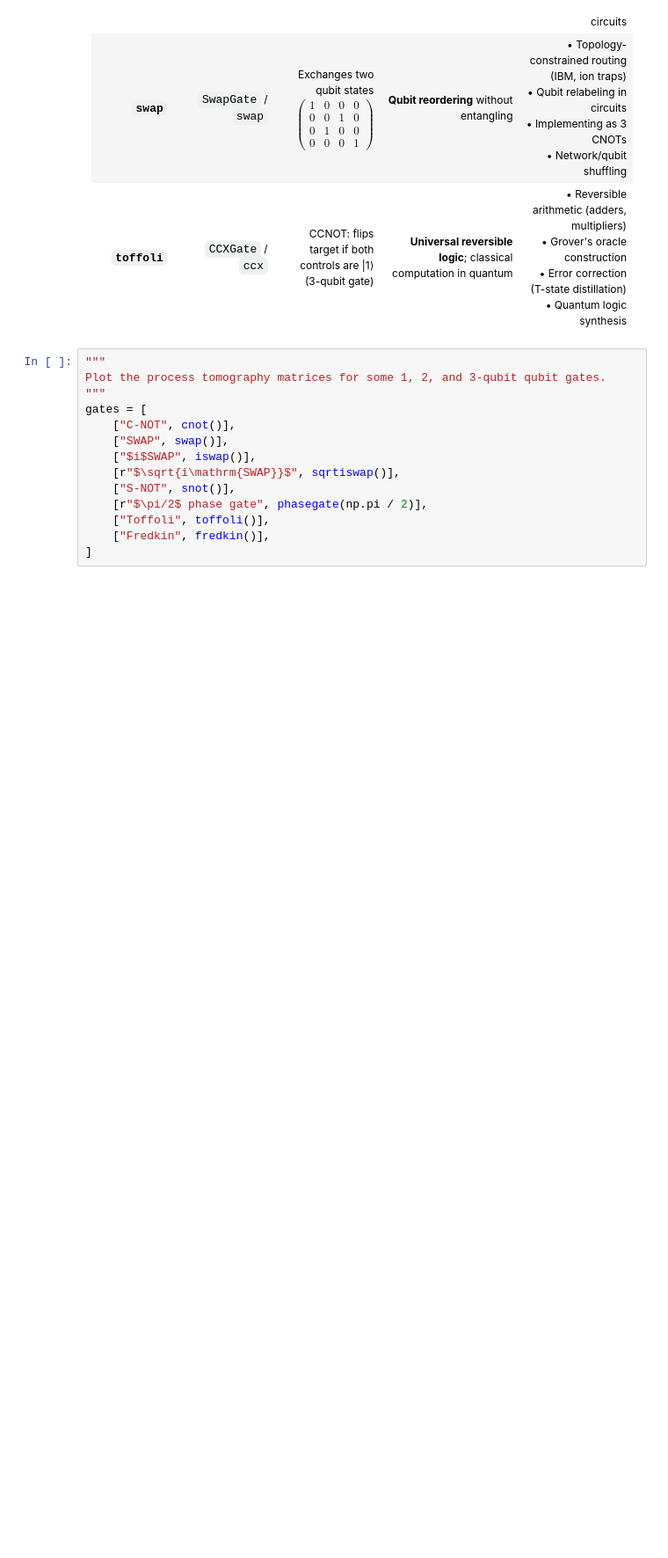
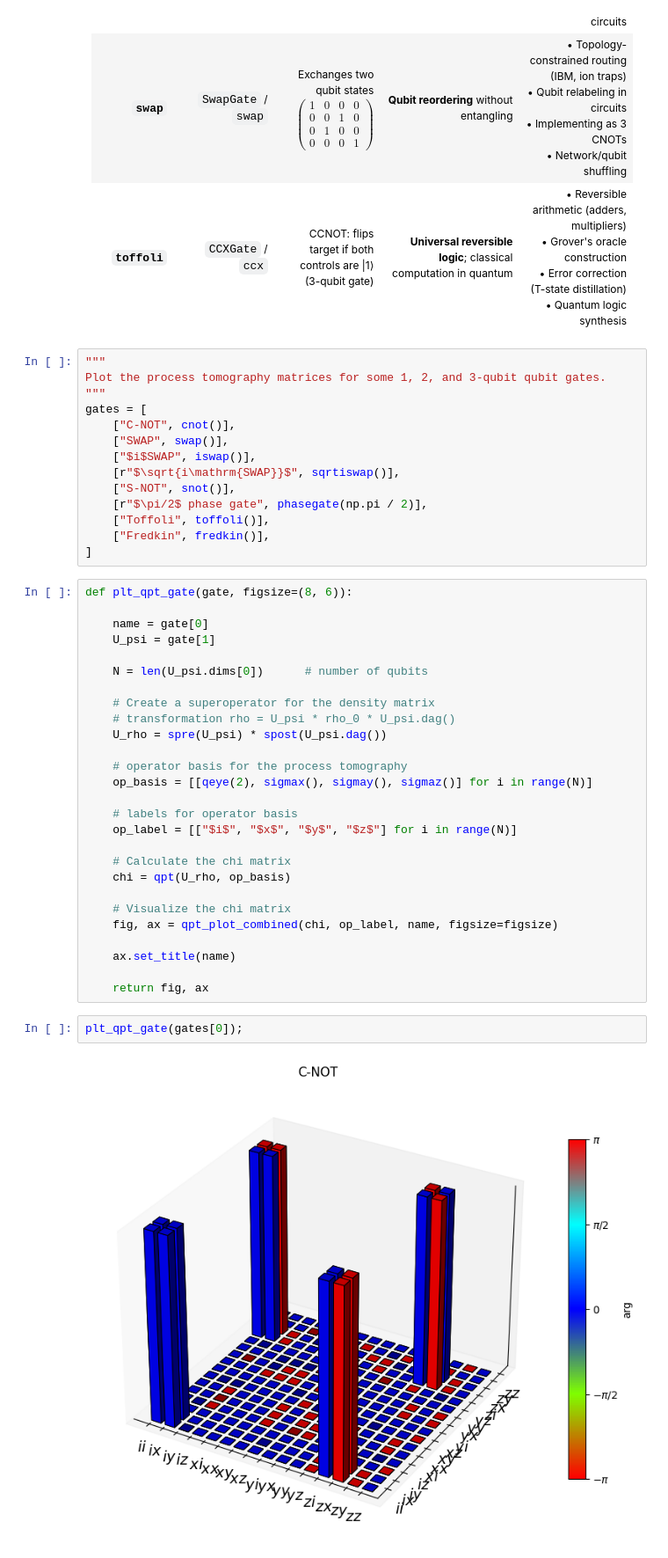
Before and after one commit to raopremrao/Learning-QuTip, a Jupyter notebook: Example Notebooks/02_Visualization/006_quantum_process_tomography.ipynb, the cells around one changed output. Shown at 88% size. Saved outputs shown, nothing was run; the diff lists cells and outputs as text; blank space fills up the shorter version.

Commit message:
Quantum Process Tomography

```diff
--- a/Example Notebooks/02_Visualization/006_quantum_process_tomography.ipynb
+++ b/Example Notebooks/02_Visualization/006_quantum_process_tomography.ipynb
@@ -49,3 +49,34 @@ gates = [
     ["Toffoli", toffoli()],
     ["Fredkin", fredkin()],
 ]
+# %%
+def plt_qpt_gate(gate, figsize=(8, 6)):
+
+    name = gate[0]
+    U_psi = gate[1]
+
+    N = len(U_psi.dims[0])      # number of qubits
+
+    # Create a superoperator for the density matrix
+    # transformation rho = U_psi * rho_0 * U_psi.dag()
+    U_rho = spre(U_psi) * spost(U_psi.dag())
+
+    # operator basis for the process tomography
+    op_basis = [[qeye(2), sigmax(), sigmay(), sigmaz()] for i in range(N)]
+
+    # labels for operator basis
+    op_label = [["$i$", "$x$", "$y$", "$z$"] for i in range(N)]
+
+    # Calculate the chi matrix
+    chi = qpt(U_rho, op_basis)
+
+    # Visualize the chi matrix
+    fig, ax = qpt_plot_combined(chi, op_label, name, figsize=figsize)
+
+    ax.set_title(name)
+
+    return fig, ax
+# %%
+plt_qpt_gate(gates[0]);
+# %% [output]
+[figure, added]
```
Also changed, not shown: parts of 7 cells of this notebook.
